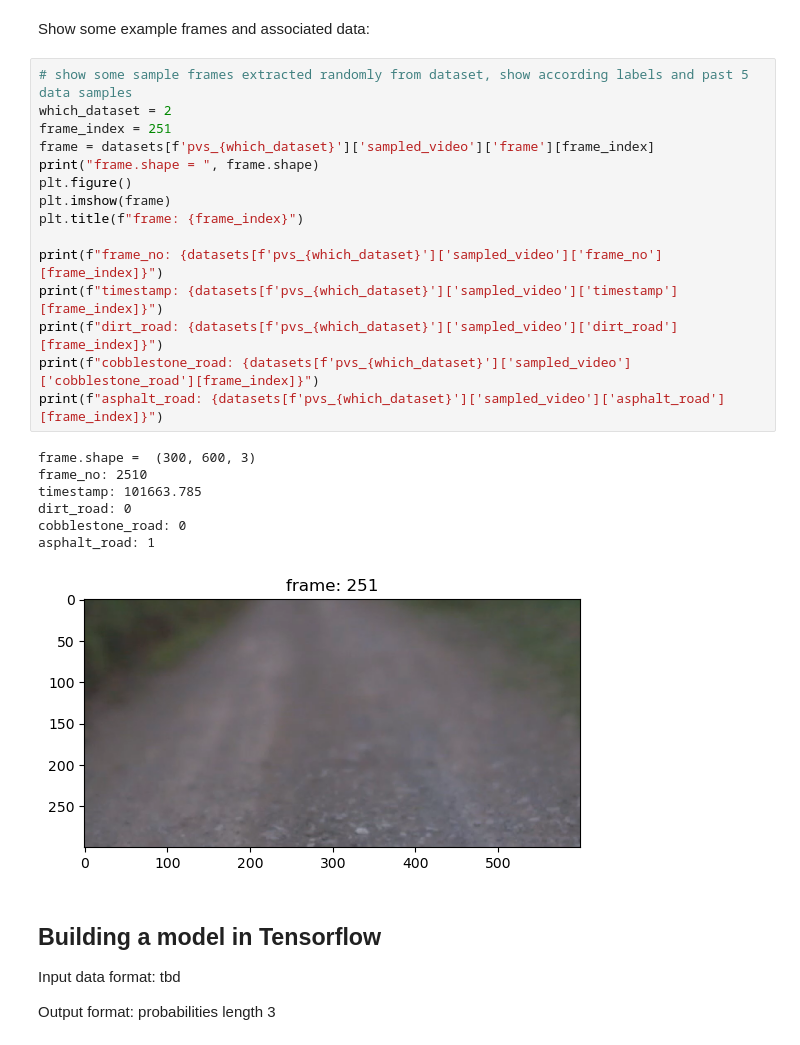
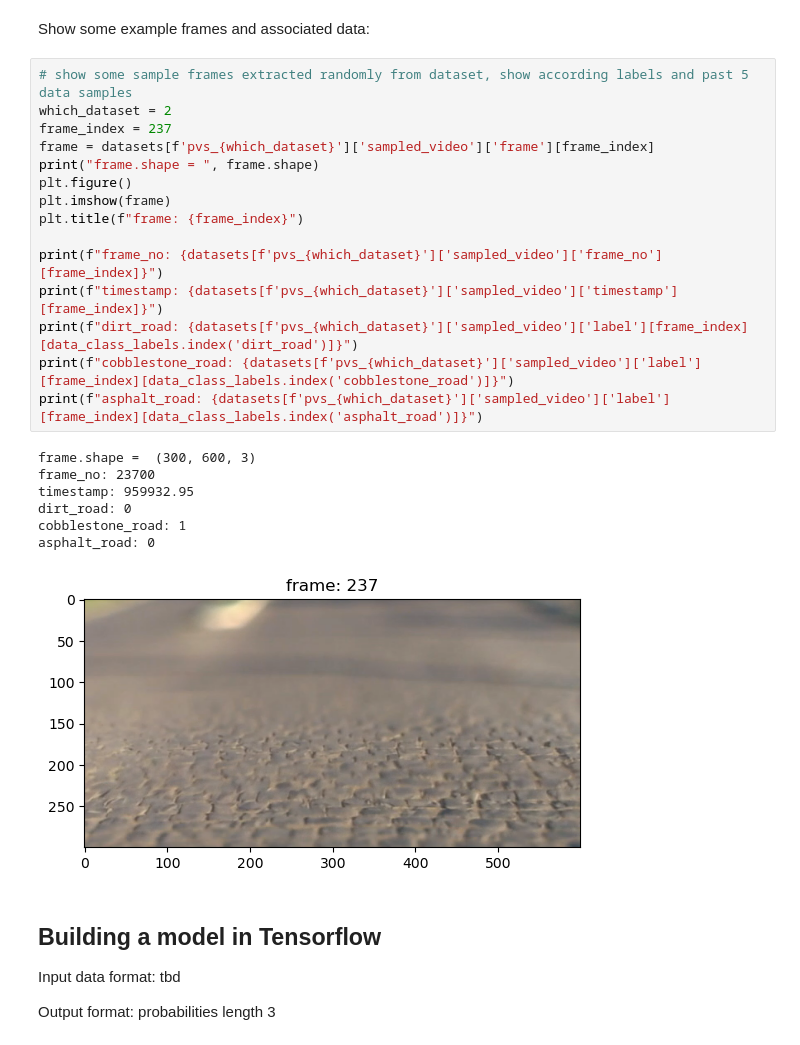
Before and after one commit to mx956/EECE568_ML_PVS_Project, a Jupyter notebook: Road_Surface_Type_Classification/road_classification_Matt.ipynb, the cells around one changed output. Drawn from its saved outputs; the diff is of its cells as text.

```diff
--- a/Road_Surface_Type_Classification/road_classification_Matt.ipynb
+++ b/Road_Surface_Type_Classification/road_classification_Matt.ipynb
@@ -278,26 +270,26 @@ Show some example frames and associated data:
 # %%
 # show some sample frames extracted randomly from dataset, show according labels and past 5 data samples
 which_dataset = 2
-frame_index = 251
+frame_index = 237
 frame = datasets[f'pvs_{which_dataset}']['sampled_video']['frame'][frame_index]
 print("frame.shape = ", frame.shape)
 plt.figure()
 plt.imshow(frame)
 plt.title(f"frame: {frame_index}")
 
 print(f"frame_no: {datasets[f'pvs_{which_dataset}']['sampled_video']['frame_no'][frame_index]}")
 print(f"timestamp: {datasets[f'pvs_{which_dataset}']['sampled_video']['timestamp'][frame_index]}")
-print(f"dirt_road: {datasets[f'pvs_{which_dataset}']['sampled_video']['dirt_road'][frame_index]}")
-print(f"cobblestone_road: {datasets[f'pvs_{which_dataset}']['sampled_video']['cobblestone_road'][frame_index]}")
-print(f"asphalt_road: {datasets[f'pvs_{which_dataset}']['sampled_video']['asphalt_road'][frame_index]}")
+print(f"dirt_road: {datasets[f'pvs_{which_dataset}']['sampled_video']['label'][frame_index][data_class_labels.index('dirt_road')]}")
+print(f"cobblestone_road: {datasets[f'pvs_{which_dataset}']['sampled_video']['label'][frame_index][data_class_labels.index('cobblestone_road')]}")
+print(f"asphalt_road: {datasets[f'pvs_{which_dataset}']['sampled_video']['label'][frame_index][data_class_labels.index('asphalt_road')]}")
 # %% [output]
 frame.shape =  (300, 600, 3)
-frame_no: 2510
-timestamp: 101663.785
+frame_no: 23700
+timestamp: 959932.95
 dirt_road: 0
-cobblestone_road: 0
-asphalt_road: 1
+cobblestone_road: 1
+asphalt_road: 0
-[figure, old version]
+[figure, new version]
 # %% [markdown]
 ## Building a model in Tensorflow
 
```
Also changed, not shown: parts of 11 cells of this notebook.
